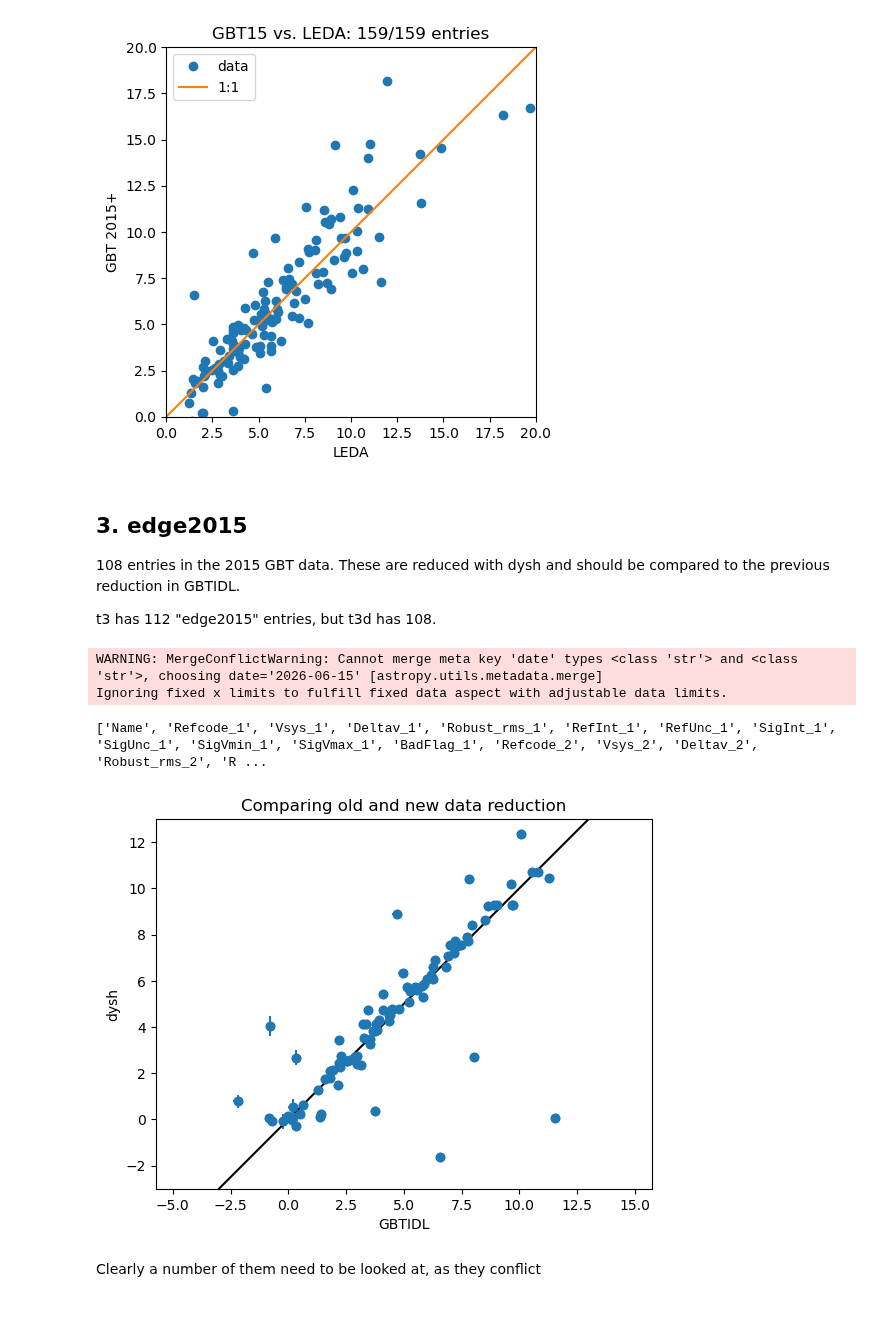
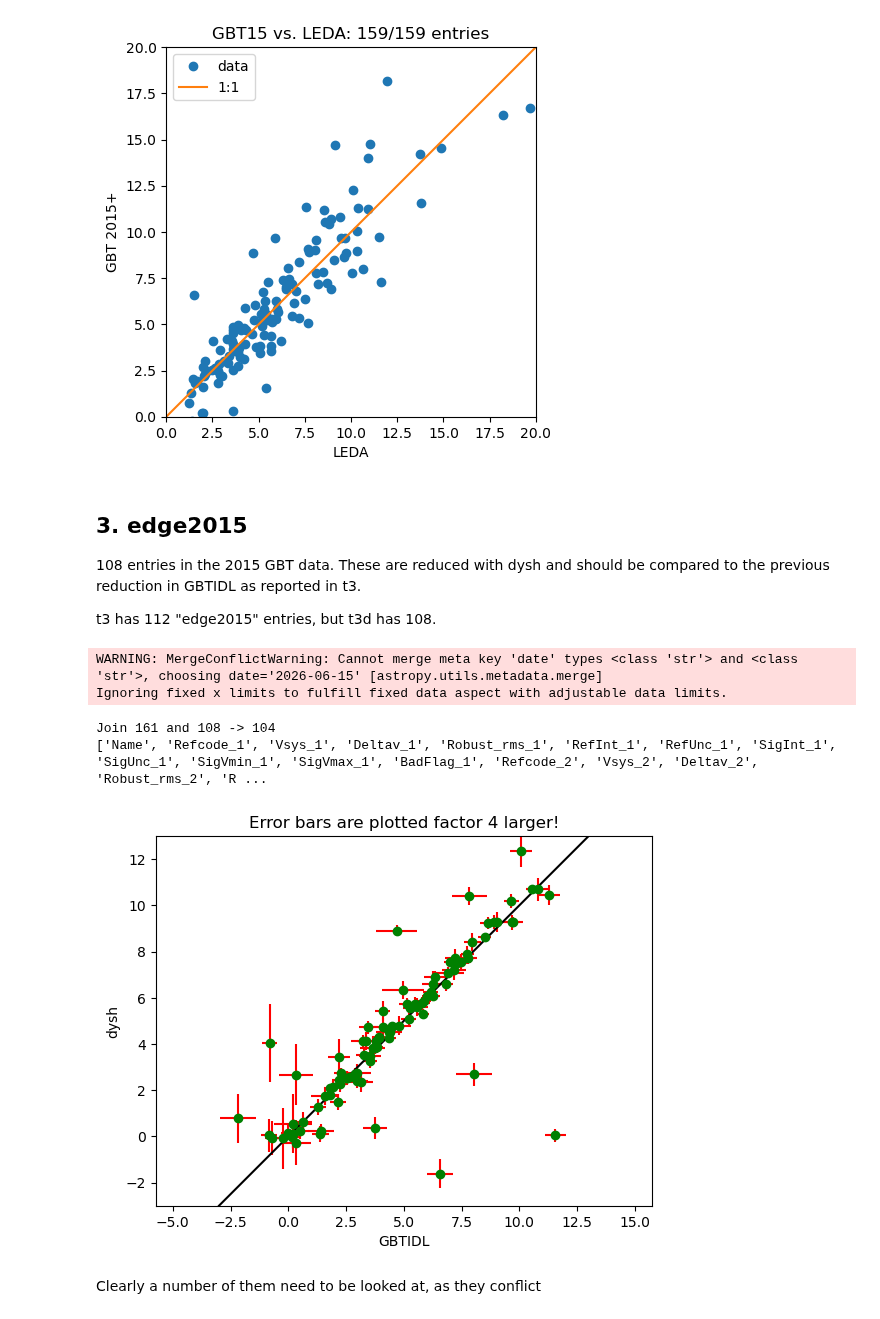
Before and after one commit to teuben/GBT-EDGE-HI, a Jupyter notebook: gals/hi_surveys.ipynb, the cells around one changed output. Saved outputs shown, nothing was run; the diff lists cells and outputs as text; code cells hidden in the pictures.

```diff
--- a/gals/hi_surveys.ipynb
+++ b/gals/hi_surveys.ipynb
@@ -1022,37 +1023,42 @@ Flux3 min/max:  -15.34 Jy km / s  67.18 Jy km / s
 # %% [markdown]
 ## 3. edge2015
 
-108 entries in the 2015 GBT data. These are reduced with dysh and should be compared to the previous reduction in GBTIDL.
+108 entries in the 2015 GBT data. These are reduced with dysh and should be compared to the previous reduction in GBTIDL
+as reported in t3.
 
 t3 has 112 "edge2015" entries, but t3d has 108.
 # %%
 t3d = Table.read("edge2015.csv", format="ecsv")  # 108
 # %%
 t33d = join(t3,t3d,"Name")
+print(f"Join {len(t3)} and {len(t3d)} -> {len(t33d)}")
 print(t33d.keys())
+
 
 f1 = t33d['SigInt_1']
 f2 = t33d['SigInt_2']
-f1e = t33d['SigUnc_1']
-f2e = t33d['SigUnc_2']
+factor = 4
+f1e = t33d['SigUnc_1'] * factor
+f2e = t33d['SigUnc_2'] * factor
 
-plt.scatter(f1,f2)
-plt.errorbar(f1,f2,f1e,f2e,'o')
+plt.errorbar(f1,f2,f1e,f2e,'o', color='green', ecolor='red')
+
 fmin = -3
 fmax = 75
 fmax = 13
 plt.axis('equal')
 plt.xlim(fmin,fmax)
 plt.ylim(fmin,fmax)
 plt.plot([fmin,fmax],[fmin,fmax],color='black')
 plt.xlabel("GBTIDL")
 plt.ylabel("dysh")
-plt.title("Comparing old and new data reduction");
+plt.title(f"Error bars are plotted factor {factor} larger!");
 # %% [output]
 WARNING: MergeConflictWarning: Cannot merge meta key 'date' types <class 'str'> and <class 'str'>, choosing date='2026-06-15' [astropy.utils.metadata.merge]
 Ignoring fixed x limits to fulfill fixed data aspect with adjustable data limits.
+Join 161 and 108 -> 104
 ['Name', 'Refcode_1', 'Vsys_1', 'Deltav_1', 'Robust_rms_1', 'RefInt_1', 'RefUnc_1', 'SigInt_1', 'SigUnc_1', 'SigVmin_1', 'SigVmax_1', 'BadFlag_1', 'Refcode_2', 'Vsys_2', 'Deltav_2', 'Robust_rms_2', 'R ...
-[figure, old version]
+[figure, new version]
 # %% [markdown]
 Clearly a number of them need to be looked at, as they conflict
 # %%
```
Also changed, not shown: parts of 34 cells of this notebook.
